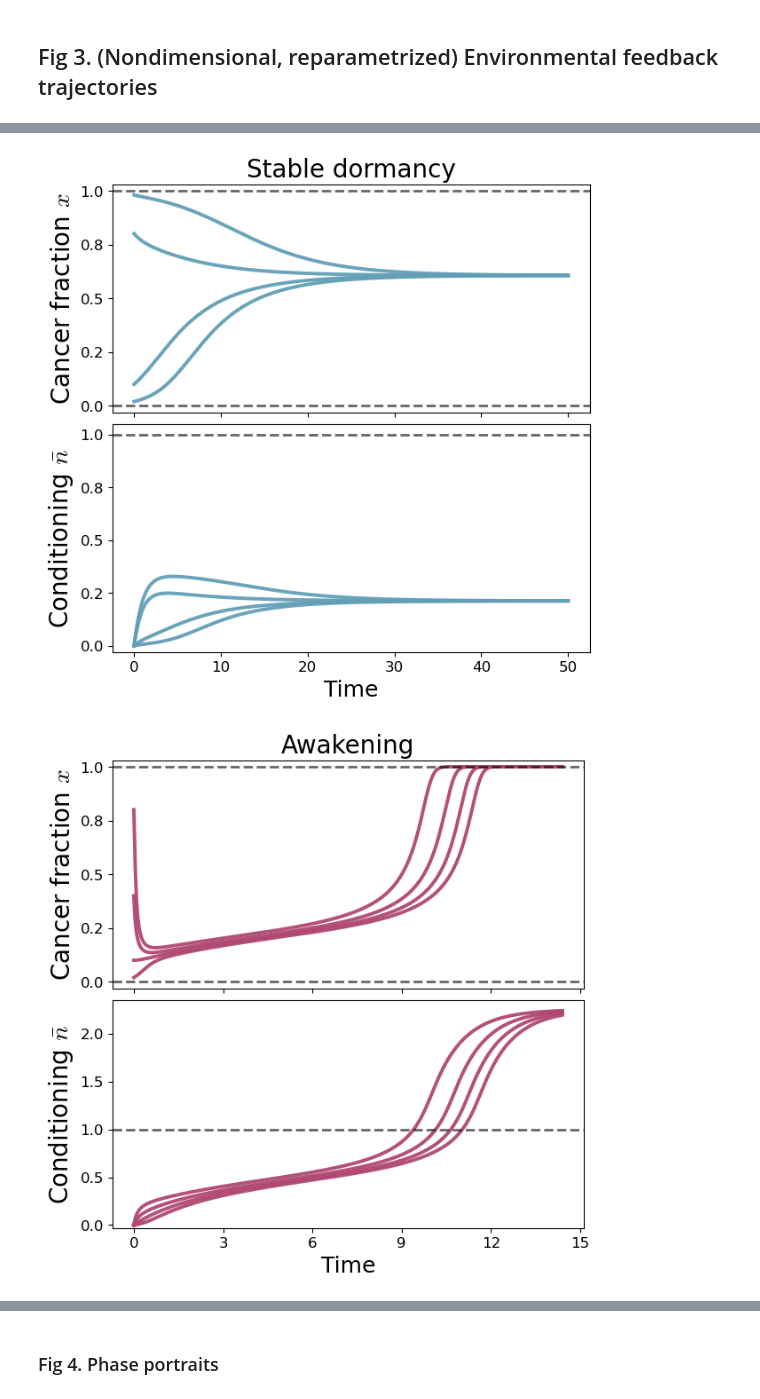
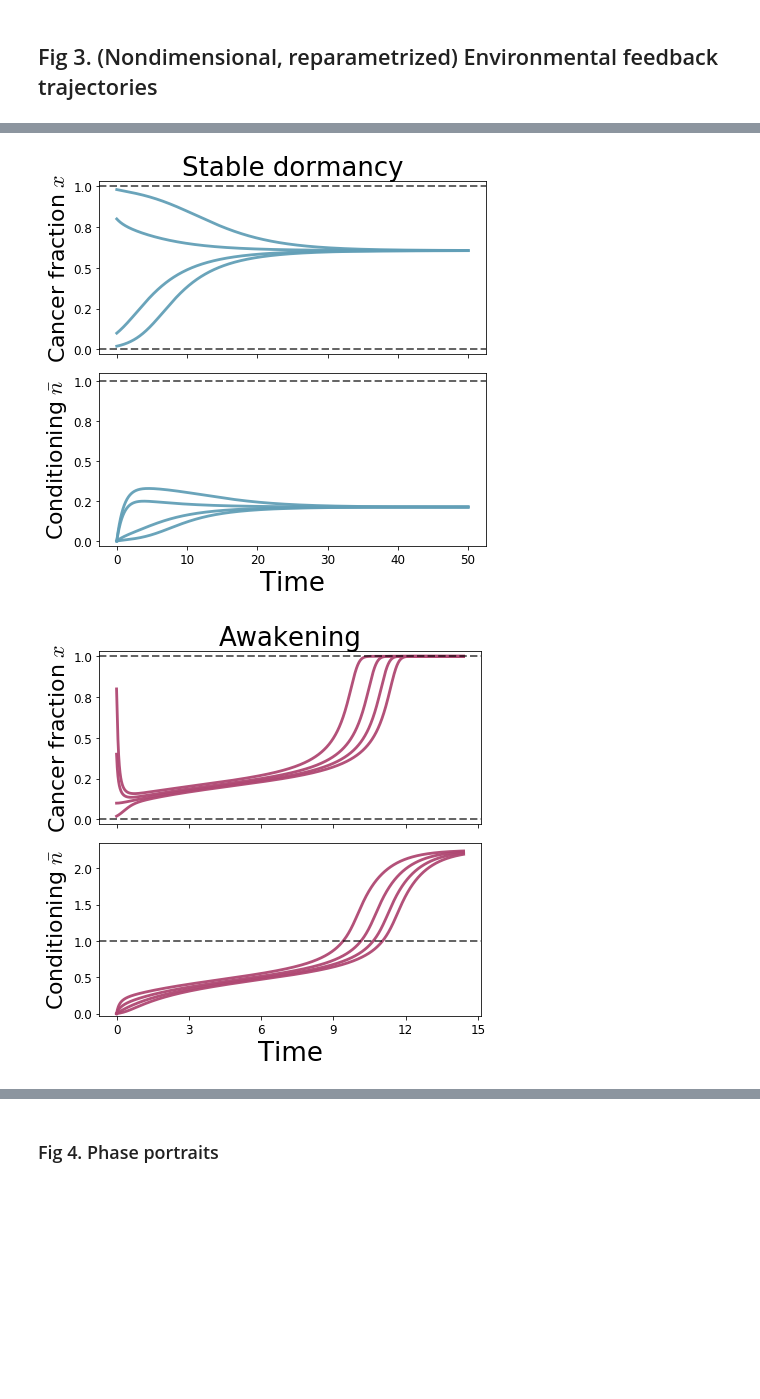
Before and after one commit to gyanezfeliu/dynamics_dormancy, a Jupyter notebook: Paper.ipynb, the cells around one changed output, grey strips where cells are left out. Cells and saved outputs as stored; diff of their text form; code cells hidden in the pictures; blank space fills up the shorter version.

```diff
--- a/Paper.ipynb
+++ b/Paper.ipynb
@@ -91,14 +91,14 @@ ax.axvline(0, linewidth=2, color='black')
 ax.set(xticks=np.arange(-1, 1.1, 0.5),
        yticks=np.arange(-1, 1.1, 0.5)
       )
-ax.set_title(r'Stability regimes in $(\alpha,\beta)$',fontsize=17)
-ax.set_xlabel(r'$\alpha$', fontsize=24)
-ax.set_ylabel(r'$\beta$', fontsize=24)
+ax.set_title(r'Stability regimes in $(\alpha,\beta)$',fontsize=22)
+ax.set_xlabel(r'$\alpha$', fontsize=30)
+ax.set_ylabel(r'$\beta$', fontsize=30)
 ax.tick_params(axis='both', labelsize=14)
 
 # text
 txt_kw = dict(
-    fontsize=16, color="white", ha="center", va="center", fontweight="semibold",
+    fontsize=22, color="white", ha="center", va="center", fontweight="semibold",
     path_effects=[pe.withStroke(linewidth=1.2, foreground=(0,0,0,0.6))]
 )
 
@@ -171,23 +171,29 @@ for ax, (name, a, b, color) in zip(axs, cases):
     if xs is not None:
         ax.axhline(xs, ls="--", lw=2, color="black", alpha=0.6)
 
-    ax.set_title(name, fontsize=20, pad=6)
+    ax.set_title(name, fontsize=26, pad=6)
     ax.set_xlim(0, 20)
     ax.set_ylim(-0.03, 1.03)
 
     # square subplot boxes
-    ax.set_box_aspect(1)
-
+    #ax.set_box_aspect(1)
+    # square subplot boxes (new matplotlib if available; fallback otherwise)
+    if hasattr(ax, "set_box_aspect"):
+        ax.set_box_aspect(1)
+    else:
+        x0, x1 = ax.get_xlim()
+        y0, y1 = ax.get_ylim()
+        ax.set_aspect(abs((x1 - x0) / (y1 - y0)), adjustable='box')
     # integer-ish ticks on time, clean y ticks
     ax.xaxis.set_major_locator(MaxNLocator(integer=True, nbins=5))
     ax.yaxis.set_major_locator(MaxNLocator(nbins=5))
     ax.tick_params(labelsize=12)
 
 # axis labels (outer only)
-axs[2].set_xlabel("Time", fontsize=18)
-axs[3].set_xlabel("Time", fontsize=18)
-axs[0].set_ylabel(r"Cancer fraction $x$", fontsize=20)
-axs[2].set_ylabel(r"Cancer fraction $x$", fontsize=20)
+axs[2].set_xlabel("Time", fontsize=22)
+axs[3].set_xlabel("Time", fontsize=22)
+axs[0].set_ylabel(r"Cancer fraction $x$", fontsize=24)
+axs[2].set_ylabel(r"Cancer fraction $x$", fontsize=24)
 
 plt.savefig("Figures/fig1B_trajectories.svg", bbox_inches="tight")
 plt.savefig("Figures/fig1B_trajectories.png", dpi=600, bbox_inches="tight")
@@ -792,9 +798,9 @@ LINE_W = 2.8
 LINE_A = 0.95
 DASH_W = 2.0
 DASH_A = 0.6
-TITLE_FS = 20
-LABEL_FS = 20
-XLABEL_FS = 18
+TITLE_FS = 26
+LABEL_FS = 22#20
+XLABEL_FS = 26#18
 TICK_FS = 12
 
 
@@ -960,2 +966,2 @@ for key in ["clearance", "dormancy", "awakening", "primed_threshold"]:
-[figure, old version]
+[figure, new version]
-[figure, old version]
+[figure, new version]
```
Also changed, not shown: parts of 16 cells of this notebook, 1 other file.
